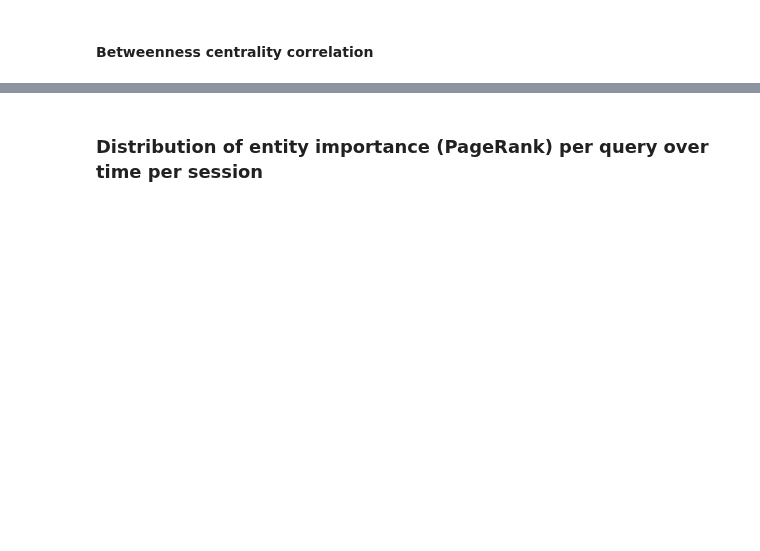
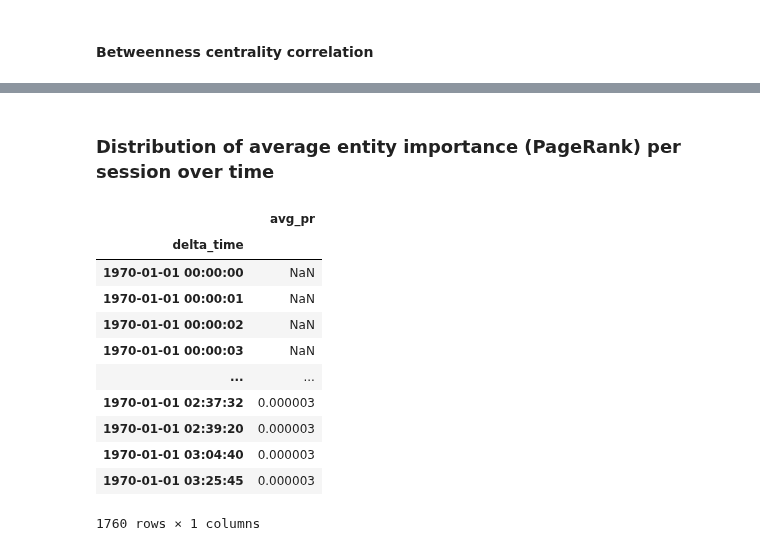
Before and after one commit to feup-infolab/army-ant, a Jupyter notebook: notebooks/query_log_analysis/query_log_analysis.ipynb, the cells around one changed output, grey strips where cells are left out. Saved outputs shown, nothing was run; the diff lists cells and outputs as text; code cells hidden in the pictures; blank space fills up the shorter version.

```diff
--- a/notebooks/query_log_analysis/query_log_analysis.ipynb
+++ b/notebooks/query_log_analysis/query_log_analysis.ipynb
@@ -2372,2 +2385,55 @@ plt.show()
 # %% [markdown]
-### Distribution of entity importance (PageRank) per query over time per session
+### Distribution of average entity importance (PageRank) per session over time
+# %%
+@memory.cache
+def compute_entity_importance_per_session_over_time():
+    entity_importance_per_session_over_time = pd.DataFrame(qlog[['query', 'session_id', 'entities', 'timestamp']])
+
+    def entities_to_pagerank(entities):
+        pr_v = []
+        for entity in entities:
+            try:
+                pr_v.append(g.vs.find(label=entity)['pr'])
+            except ValueError:
+                pr_v.append(0)
+        return pr_v
+
+    entity_importance_per_session_over_time['avg_pr'] = \
+        entity_importance_per_session_over_time['entities'] \
+            .map(lambda e: np.mean(entities_to_pagerank(e)) if e else 0)
+
+    entity_importance_per_session_over_time['delta_time'] = \
+        entity_importance_per_session_over_time[['session_id', 'timestamp']] \
+            .groupby('session_id') \
+            .transform(lambda x: x - x.min())
+
+    entity_importance_per_session_over_time = entity_importance_per_session_over_time \
+        .groupby(['session_id', 'delta_time']) \
+        .sum() \
+        .reset_index()[['delta_time', 'avg_pr']] \
+        .groupby('delta_time') \
+        .mean() \
+        .rolling(window=30) \
+        .mean()
+
+    entity_importance_per_session_over_time.index = pd.to_datetime(
+        entity_importance_per_session_over_time.index.map(lambda t: int(t.total_seconds())),
+        unit='s')
+
+    return entity_importance_per_session_over_time
+
+entity_importance_per_session_over_time = compute_entity_importance_per_session_over_time()
+entity_importance_per_session_over_time
+# %% [output]
+|  | avg_pr |
+| delta_time |  |
+| 1970-01-01 00:00:00 | NaN |
+| 1970-01-01 00:00:01 | NaN |
+| 1970-01-01 00:00:02 | NaN |
+| 1970-01-01 00:00:03 | NaN |
+| ... | ... |
+| 1970-01-01 02:37:32 | 0.000003 |
+| 1970-01-01 02:39:20 | 0.000003 |
+| 1970-01-01 03:04:40 | 0.000003 |
+| 1970-01-01 03:25:45 | 0.000003 |
+1760 rows × 1 columns
```
Also changed, not shown: parts of 21 cells of this notebook.
